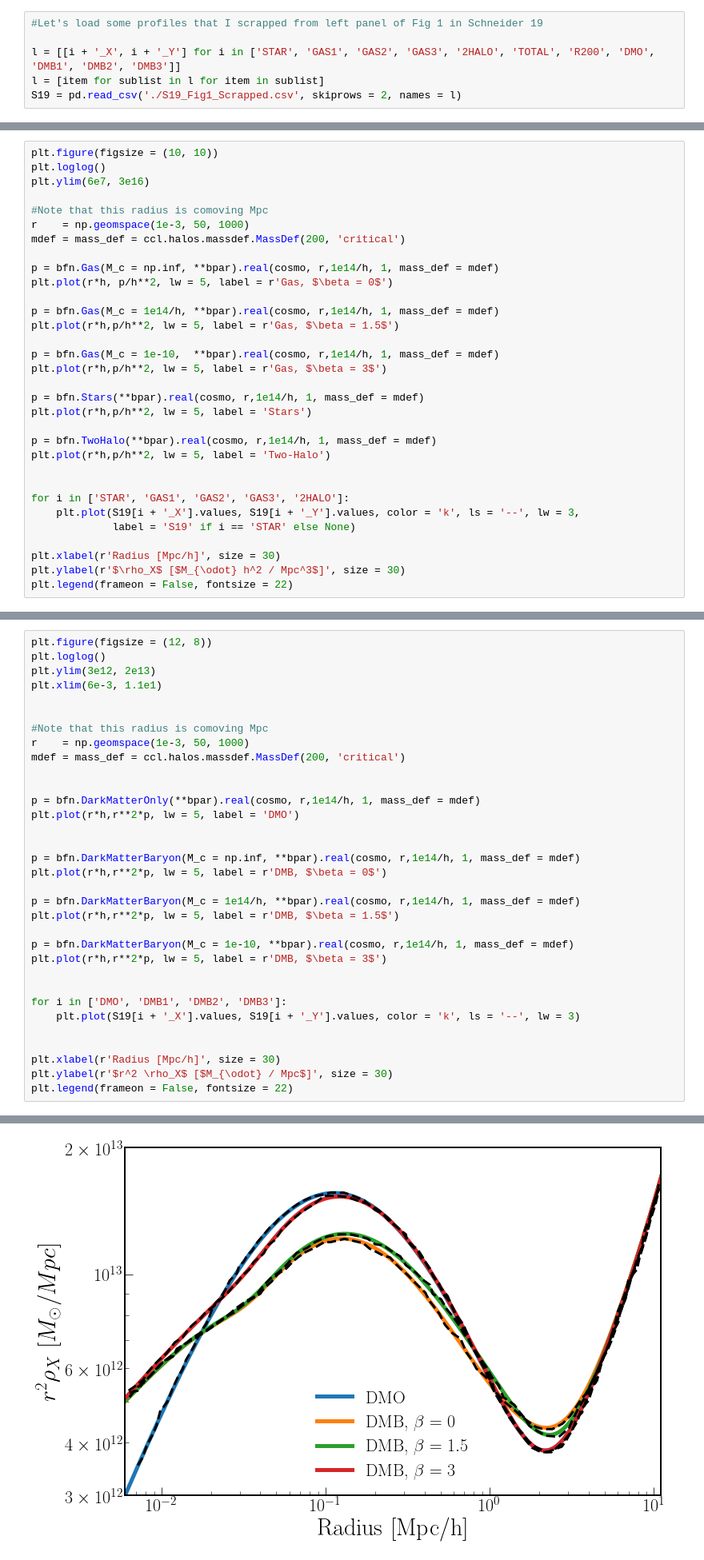
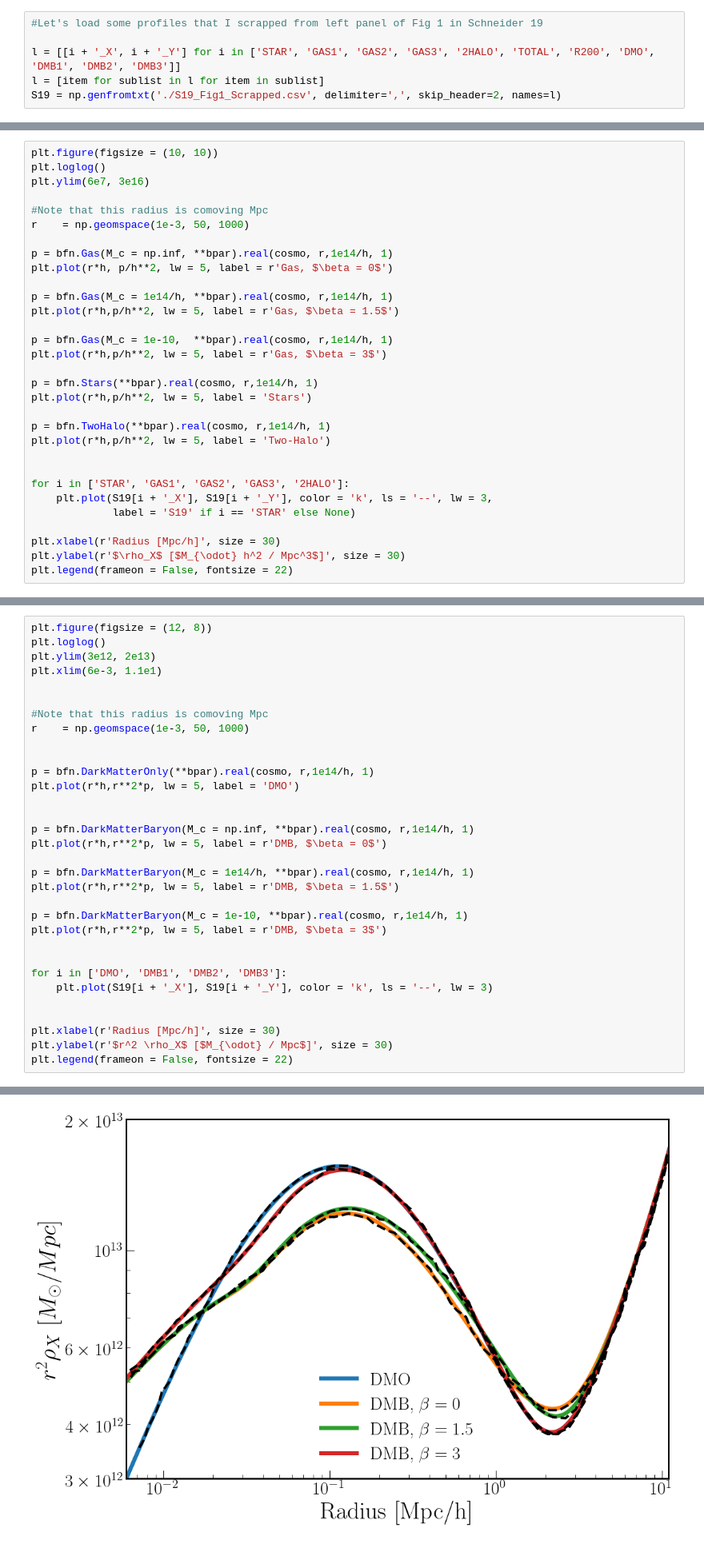
Before and after one commit to DhayaaAnbajagane/Baryonification, a Jupyter notebook: examples/8_Reproduce_Schneider19.ipynb, the cells around one changed output, grey strips where cells are left out. Shown: that part at 80% size. Drawn from its saved outputs; the diff is of its cells as text.

```diff
--- a/examples/8_Reproduce_Schneider19.ipynb
+++ b/examples/8_Reproduce_Schneider19.ipynb
@@ -43,7 +42,7 @@ plt.rcParams['figure.figsize'] = [10, 10]
 
 l = [[i + '_X', i + '_Y'] for i in ['STAR', 'GAS1', 'GAS2', 'GAS3', '2HALO', 'TOTAL', 'R200', 'DMO', 'DMB1', 'DMB2', 'DMB3']]
 l = [item for sublist in l for item in sublist]
-S19 = pd.read_csv('./S19_Fig1_Scrapped.csv', skiprows = 2, names = l)
+S19 = np.genfromtxt('./S19_Fig1_Scrapped.csv', delimiter=',', skip_header=2, names=l)
 # %% [markdown]
 # Plot different components
 # %%
@@ -53,26 +52,25 @@ plt.ylim(6e7, 3e16)
 
 #Note that this radius is comoving Mpc
 r    = np.geomspace(1e-3, 50, 1000)
-mdef = mass_def = ccl.halos.massdef.MassDef(200, 'critical')
 
-p = bfn.Gas(M_c = np.inf, **bpar).real(cosmo, r,1e14/h, 1, mass_def = mdef)
+p = bfn.Gas(M_c = np.inf, **bpar).real(cosmo, r,1e14/h, 1)
 plt.plot(r*h, p/h**2, lw = 5, label = r'Gas, $\beta = 0$')
 
-p = bfn.Gas(M_c = 1e14/h, **bpar).real(cosmo, r,1e14/h, 1, mass_def = mdef)
+p = bfn.Gas(M_c = 1e14/h, **bpar).real(cosmo, r,1e14/h, 1)
 plt.plot(r*h,p/h**2, lw = 5, label = r'Gas, $\beta = 1.5$')
 
-p = bfn.Gas(M_c = 1e-10,  **bpar).real(cosmo, r,1e14/h, 1, mass_def = mdef)
+p = bfn.Gas(M_c = 1e-10,  **bpar).real(cosmo, r,1e14/h, 1)
 plt.plot(r*h,p/h**2, lw = 5, label = r'Gas, $\beta = 3$')
 
-p = bfn.Stars(**bpar).real(cosmo, r,1e14/h, 1, mass_def = mdef)
+p = bfn.Stars(**bpar).real(cosmo, r,1e14/h, 1)
 plt.plot(r*h,p/h**2, lw = 5, label = 'Stars')
 
-p = bfn.TwoHalo(**bpar).real(cosmo, r,1e14/h, 1, mass_def = mdef)
+p = bfn.TwoHalo(**bpar).real(cosmo, r,1e14/h, 1)
 plt.plot(r*h,p/h**2, lw = 5, label = 'Two-Halo')
 
 
 for i in ['STAR', 'GAS1', 'GAS2', 'GAS3', '2HALO']:
-    plt.plot(S19[i + '_X'].values, S19[i + '_Y'].values, color = 'k', ls = '--', lw = 3,
+    plt.plot(S19[i + '_X'], S19[i + '_Y'], color = 'k', ls = '--', lw = 3,
              label = 'S19' if i == 'STAR' else None)
 
 plt.xlabel(r'Radius [Mpc/h]', size = 30)
@@ -86,36 +84,35 @@ plt.legend(frameon = False, fontsize = 22)
 # %%
 plt.figure(figsize = (12, 8))
 plt.loglog()
 plt.ylim(3e12, 2e13)
 plt.xlim(6e-3, 1.1e1)
 
 
 #Note that this radius is comoving Mpc
 r    = np.geomspace(1e-3, 50, 1000)
-mdef = mass_def = ccl.halos.massdef.MassDef(200, 'critical')
 
 
-p = bfn.DarkMatterOnly(**bpar).real(cosmo, r,1e14/h, 1, mass_def = mdef)
+p = bfn.DarkMatterOnly(**bpar).real(cosmo, r,1e14/h, 1)
 plt.plot(r*h,r**2*p, lw = 5, label = 'DMO')
 
 
-p = bfn.DarkMatterBaryon(M_c = np.inf, **bpar).real(cosmo, r,1e14/h, 1, mass_def = mdef)
+p = bfn.DarkMatterBaryon(M_c = np.inf, **bpar).real(cosmo, r,1e14/h, 1)
 plt.plot(r*h,r**2*p, lw = 5, label = r'DMB, $\beta = 0$')
 
-p = bfn.DarkMatterBaryon(M_c = 1e14/h, **bpar).real(cosmo, r,1e14/h, 1, mass_def = mdef)
+p = bfn.DarkMatterBaryon(M_c = 1e14/h, **bpar).real(cosmo, r,1e14/h, 1)
 plt.plot(r*h,r**2*p, lw = 5, label = r'DMB, $\beta = 1.5$')
 
-p = bfn.DarkMatterBaryon(M_c = 1e-10, **bpar).real(cosmo, r,1e14/h, 1, mass_def = mdef)
+p = bfn.DarkMatterBaryon(M_c = 1e-10, **bpar).real(cosmo, r,1e14/h, 1)
 plt.plot(r*h,r**2*p, lw = 5, label = r'DMB, $\beta = 3$')
 
 
 for i in ['DMO', 'DMB1', 'DMB2', 'DMB3']:
-    plt.plot(S19[i + '_X'].values, S19[i + '_Y'].values, color = 'k', ls = '--', lw = 3)
+    plt.plot(S19[i + '_X'], S19[i + '_Y'], color = 'k', ls = '--', lw = 3)
 
 
 plt.xlabel(r'Radius [Mpc/h]', size = 30)
 plt.ylabel(r'$r^2 \rho_X$ [$M_{\odot} / Mpc$]', size = 30)
 plt.legend(frameon = False, fontsize = 22)
 # %% [output]
 <matplotlib.legend.Legend at 0x...>
-[figure, old version]
+[figure, new version]
```
Also changed, not shown: parts of 2 cells of this notebook, 16 other files.
